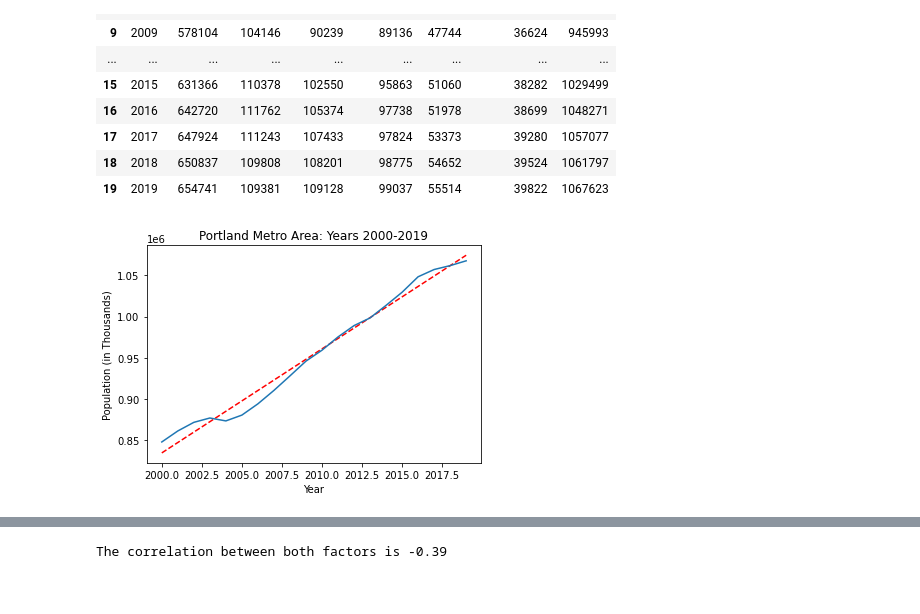
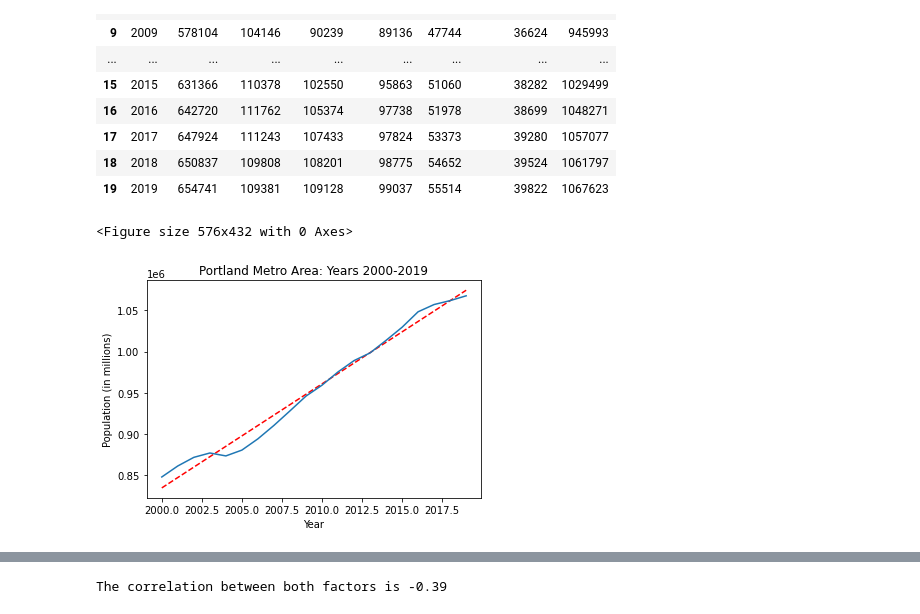
Before and after one commit to jayhjman/bootcamp-project1, a Jupyter notebook: Population_data.ipynb, the cells around one changed output, grey strips where cells are left out. Saved outputs shown, nothing was run; the diff lists cells and outputs as text; code cells hidden in the pictures.

```diff
--- a/Population_data.ipynb
+++ b/Population_data.ipynb
@@ -304,27 +304,28 @@ complete_census_df.to_csv(r'Resources\Census_data.csv', index = False)
 # %%
 # Calculate a trend line
 z = np.polyfit(complete_census_df["Year"], complete_census_df["Total"], 1)
 p = np.poly1d(z)
 
 #Plot of the population over years
+plt.figure(figsize = (8,6))
 fig, ax = plt.subplots()
 
 ax.set_xlabel("Year")
-ax.set_ylabel("Population (in Thousands)")
+ax.set_ylabel("Population (in millions)")
 ax.set_title("Portland Metro Area: Years 2000-2019")
 
 ax.plot(complete_census_df["Year"],p(complete_census_df["Year"]),"r--")
 ax.plot(complete_census_df["Year"], complete_census_df["Total"])
 
 plt.savefig("Annual_Images/Portland Metro Population Over Time")
 plt.show()
 
-## Save image
 ###Need to change population decimal pt, and year to display full yrs only
-##?? can you use: y_axis_data = np.arange(800,19,100)
+##can you use: y_axis_data = np.arange(800,19,100)
 #                 y_axis_data
 # %% [output]
+<Figure size 576x432 with 0 Axes>
-[figure, old version]
+[figure, new version]
 # %%
 # Read in Above Bonneville Dam Spring Chinook Counts
 bonneville_file = "Resources/Chinook_Bonneville_Counts.csv"
```
Also changed, not shown: parts of 4 cells of this notebook, 3 other files.
